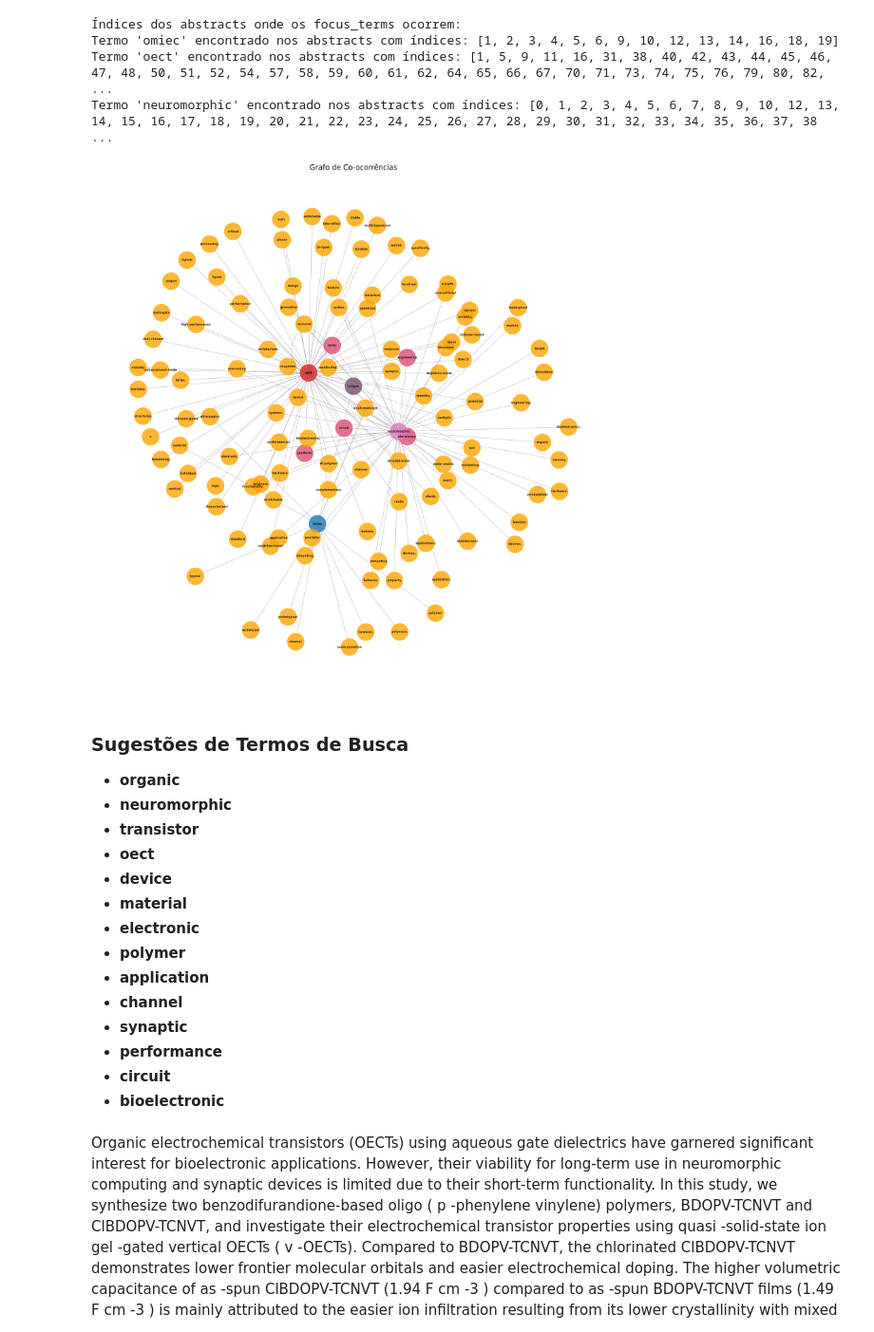
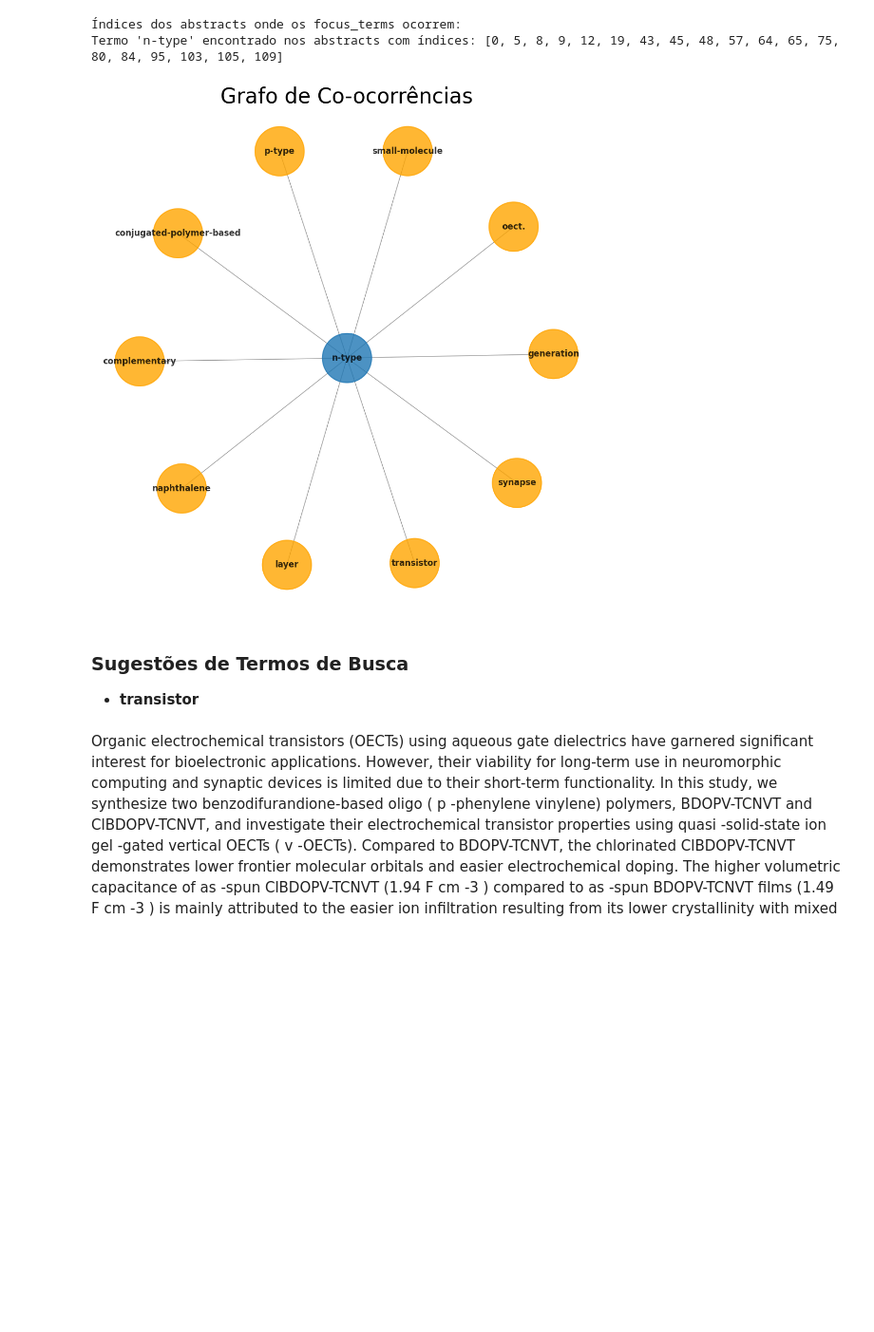
Before and after one commit to Gbeneti/OMIECs, a Jupyter notebook: scripts/OMIEC_NEUROMORPHIC/NLP_co-ocorrencia.ipynb, the cells around one changed output. Shown: that part at 95% size. Cells and saved outputs as stored; diff of their text form; code cells hidden in the pictures; blank space fills up the shorter version.

```diff
--- a/scripts/OMIEC_NEUROMORPHIC/NLP_co-ocorrencia.ipynb
+++ b/scripts/OMIEC_NEUROMORPHIC/NLP_co-ocorrencia.ipynb
@@ -181,54 +181,39 @@ class CoOcurrence:
     def show_abstract(self, index):
         return display(Markdown(self.abstracts[index]))
 # %%
-focus_terms = ['omiec', 'oect','neuromorphic']  # Substitua pelos termos de interesse
+focus_terms = ['n-type']  # Substitua pelos termos de interesse
 
-analyzer = CoOcurrence(df['Abstract'], focus_terms,svg_name='grafo_omiec_oect_neuromorphic.svg')
+analyzer = CoOcurrence(df['Abstract'], focus_terms,svg_name='grafo_omiec_oect_neuromorphic.png')
 analyzer.analyze()
 # %% [output]
 ### Termos Mais Comuns
 
 - **organic**: 200 ocorrências
 - **neuromorphic**: 171 ocorrências
 - **electrochemical**: 169 ocorrências
 - **transistor**: 137 ocorrências
 - **oect**: 133 ocorrências
 - **device**: 122 ocorrências
 - **ion**: 87 ocorrências
 - **mixed**: 80 ocorrências
 - **high**: 74 ocorrências
 - **material**: 68 ocorrências
 - **electronic**: 65 ocorrências
 - **polymer**: 64 ocorrências
 - **application**: 63 ocorrências
 - **conductor**: 63 ocorrências
 - **channel**: 58 ocorrências
 - **synaptic**: 58 ocorrências
 - **performance**: 50 ocorrências
 - **circuit**: 48 ocorrências
 - **low**: 48 ocorrências
 - **bioelectronic**: 46 ocorrências
 Índices dos abstracts onde os focus_terms ocorrem:
-Termo 'omiec' encontrado nos abstracts com índices: [1, 2, 3, 4, 5, 6, 9, 10, 12, 13, 14, 16, 18, 19]
-Termo 'oect' encontrado nos abstracts com índices: [1, 5, 9, 11, 16, 31, 38, 40, 42, 43, 44, 45, 46, 47, 48, 50, 51, 52, 54, 57, 58, 59, 60, 61, 62, 64, 65, 66, 67, 70, 71, 73, 74, 75, 76, 79, 80, 82, ...
-Termo 'neuromorphic' encontrado nos abstracts com índices: [0, 1, 2, 3, 4, 5, 6, 7, 8, 9, 10, 12, 13, 14, 15, 16, 17, 18, 19, 20, 21, 22, 23, 24, 25, 26, 27, 28, 29, 30, 31, 32, 33, 34, 35, 36, 37, 38 ...
+Termo 'n-type' encontrado nos abstracts com índices: [0, 5, 8, 9, 12, 19, 43, 45, 48, 57, 64, 65, 75, 80, 84, 95, 103, 105, 109]
-[figure, old version]
+[figure, new version]
 ### Sugestões de Termos de Busca
 
-- **organic**
-- **neuromorphic**
 - **transistor**
-- **oect**
-- **device**
-- **material**
-- **electronic**
-- **polymer**
-- **application**
-- **channel**
-- **synaptic**
-- **performance**
-- **circuit**
-- **bioelectronic**
 # %%
 analyzer.show_abstract(40)
 # %% [output]
```
Also changed, not shown: 4 other files.
